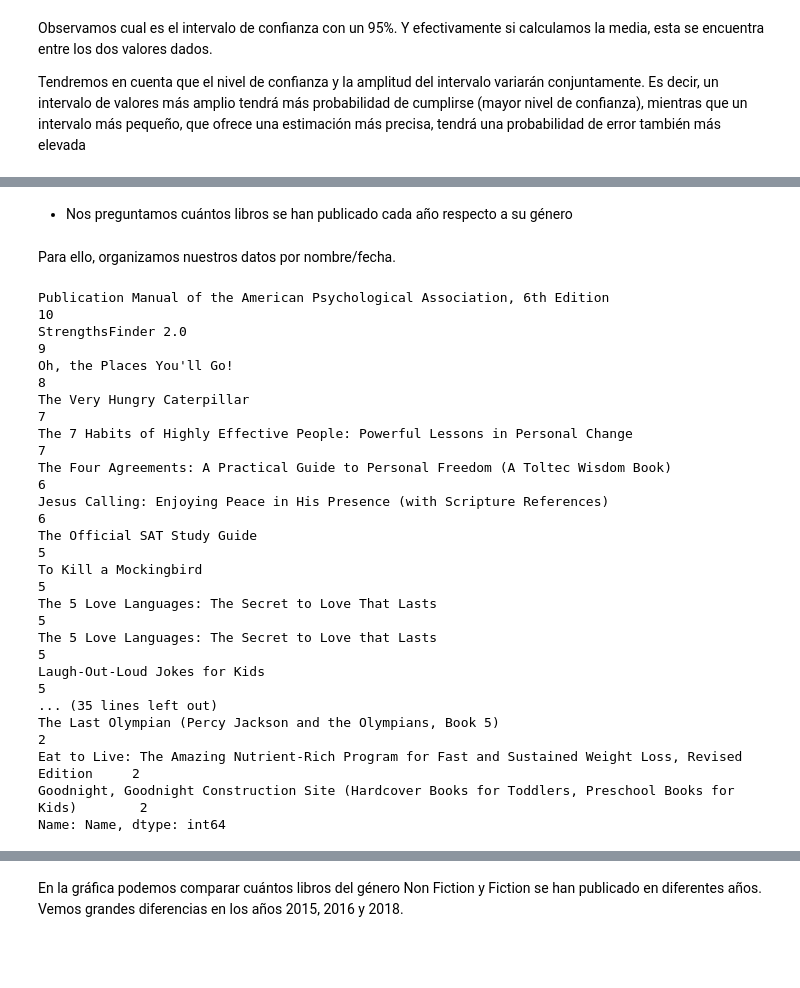
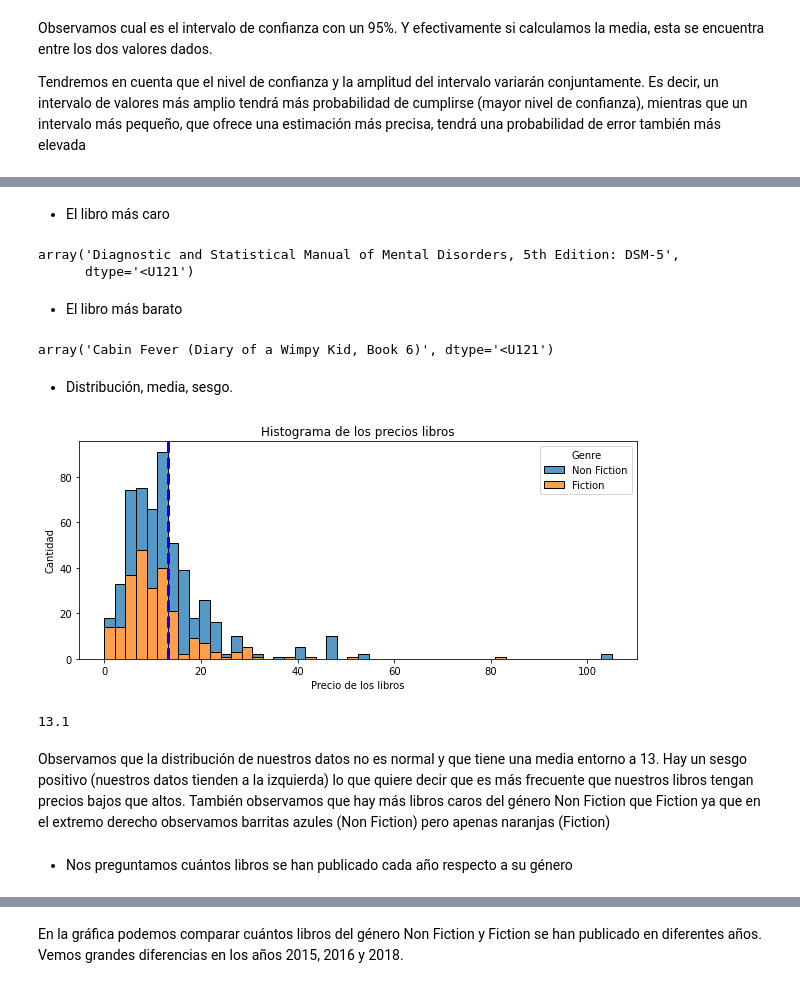
Before and after one commit to Adalab/DA-promo-A-module-2-pairprog-2-pair-3-Alicia-Laura, a Jupyter notebook: Estadistica/pair_estad_3.ipynb, the cells around one changed output, grey strips where cells are left out. Saved outputs shown, nothing was run; the diff lists cells and outputs as text; code cells hidden in the pictures; blank space fills up the shorter version.

```diff
--- a/Estadistica/pair_estad_3.ipynb
+++ b/Estadistica/pair_estad_3.ipynb
@@ -365,25 +277,33 @@ Tendremos en cuenta que el nivel de confianza y la amplitud del intervalo variar
+# %% [markdown]
+- El libro más caro
+# %%
+np.select(df["Price"] == df["Price"].max(), df["Name"])
+# %% [output]
+array('Diagnostic and Statistical Manual of Mental Disorders, 5th Edition: DSM-5',
+      dtype='<U121')
+# %% [markdown]
+- El libro más barato
+# %%
+np.select(df["Price"] == df["Price"].min(), df["Name"])
+# %% [output]
+array('Cabin Fever (Diary of a Wimpy Kid, Book 6)', dtype='<U121')
+# %% [markdown]
+- Distribución, media, sesgo.
+# %%
+plt.figure(figsize =(10,4))
+fig = sns.histplot(x=df["Price"], data = df, hue ="Genre", multiple = "stack")
+plt.axvline(df["Price"].mean(), color='b', linestyle='dashed', linewidth=3)
+fig.set(xlabel='Precio de los libros', ylabel = 'Cantidad')
+fig.set_title('Histograma de los precios libros')
+plt.show()
+# %% [output]
+[figure, added]
+# %%
+df["Price"].mean()
+# %% [output]
+13.1
+# %% [markdown]
+Observamos que la distribución de nuestros datos no es normal y que tiene una media entorno a 13. Hay un sesgo positivo (nuestros datos tienden a la izquierda) lo que quiere decir que es más frecuente que nuestros libros tengan precios bajos que altos.
+También observamos que hay más libros caros del género Non Fiction que Fiction ya que en el extremo derecho observamos barritas azules (Non Fiction) pero apenas naranjas (Fiction)
 # %% [markdown]
 - Nos preguntamos cuántos libros se han publicado cada año respecto a su género
-# %% [markdown]
-Para ello, organizamos nuestros datos por nombre/fecha.
-# %%
-frecuentes= df["Name"].value_counts()[0:50]
-frecuentes
-# %% [output]
-Publication Manual of the American Psychological Association, 6th Edition                             10
-StrengthsFinder 2.0                                                                                    9
-Oh, the Places You'll Go!                                                                              8
-The Very Hungry Caterpillar                                                                            7
-The 7 Habits of Highly Effective People: Powerful Lessons in Personal Change                           7
-The Four Agreements: A Practical Guide to Personal Freedom (A Toltec Wisdom Book)                      6
-Jesus Calling: Enjoying Peace in His Presence (with Scripture References)                              6
-The Official SAT Study Guide                                                                           5
-To Kill a Mockingbird                                                                                  5
-The 5 Love Languages: The Secret to Love That Lasts                                                    5
-The 5 Love Languages: The Secret to Love that Lasts                                                    5
-Laugh-Out-Loud Jokes for Kids                                                                          5
-... (35 lines left out)
-The Last Olympian (Percy Jackson and the Olympians, Book 5)                                            2
-Eat to Live: The Amazing Nutrient-Rich Program for Fast and Sustained Weight Loss, Revised Edition     2
-Goodnight, Goodnight Construction Site (Hardcover Books for Toddlers, Preschool Books for Kids)        2
-Name: Name, dtype: int64
```
Also changed, not shown: parts of 42 cells of this notebook.
